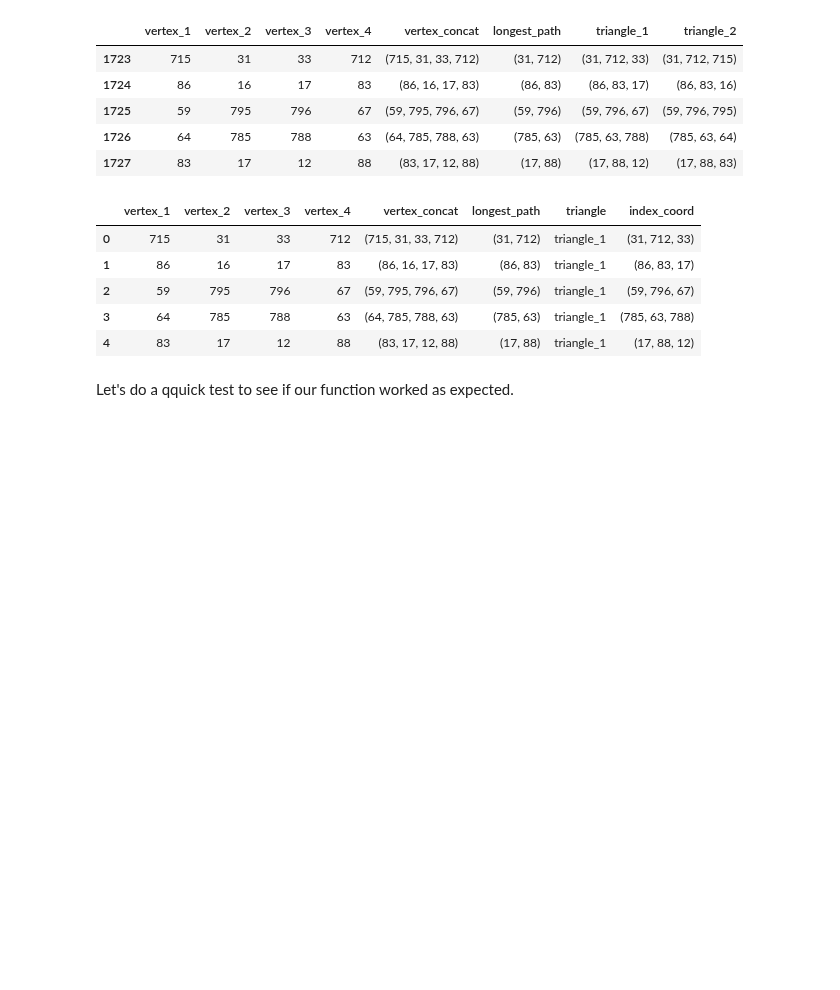
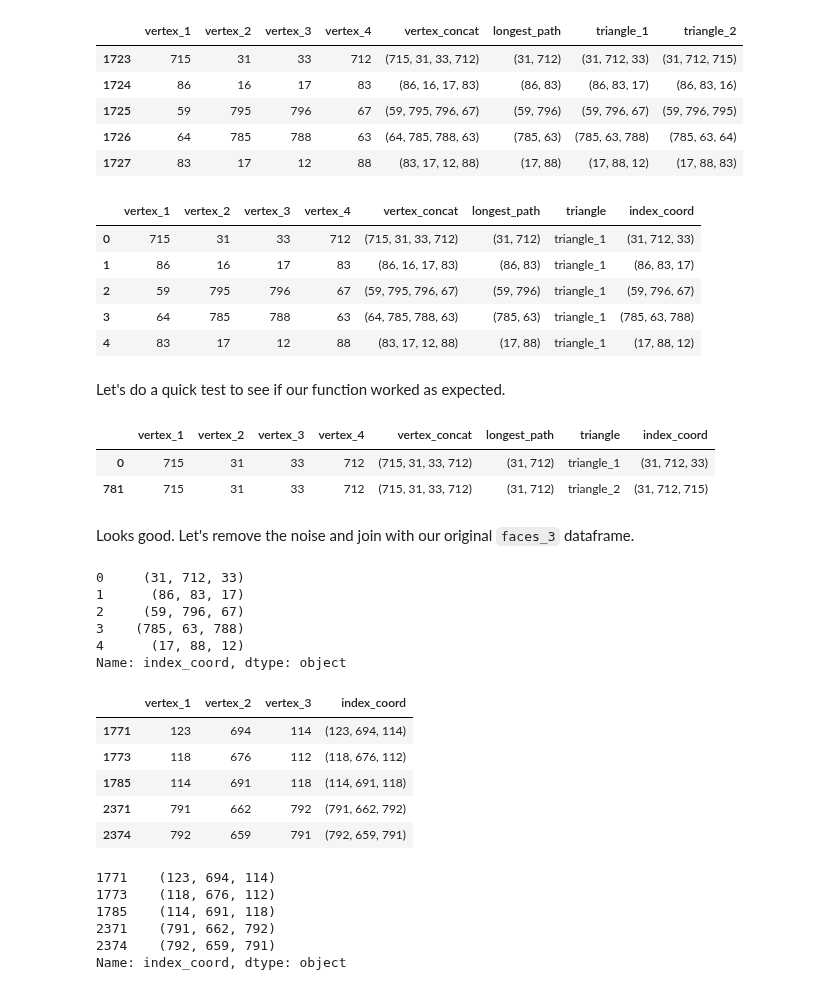
Before and after one commit to suryashch/3d_modelling, a Jupyter notebook: reducing-mesh-density/notebooks/obj-eda.ipynb, the cells around one changed output. Cells and saved outputs as stored; diff of their text form; code cells hidden in the pictures; blank space fills up the shorter version.

Commit message:
final faces df is ready

```diff
--- a/reducing-mesh-density/notebooks/obj-eda.ipynb
+++ b/reducing-mesh-density/notebooks/obj-eda.ipynb
@@ -582,4 +582,43 @@ faces_4_convert.head()
 | 3 | 64 | 785 | 788 | 63 | (64, 785, 788, 63) | (785, 63) | triangle_1 | (785, 63, 788) |
 | 4 | 83 | 17 | 12 | 88 | (83, 17, 12, 88) | (17, 88) | triangle_1 | (17, 88, 12) |
 # %% [markdown]
-Let's do a qquick test to see if our function worked as expected.
+Let's do a quick test to see if our function worked as expected.
+# %%
+faces_4_convert_test = faces_4_convert[faces_4_convert['vertex_concat'] == (715, 31, 33, 712)]
+faces_4_convert_test
+# %% [output]
+|  | vertex_1 | vertex_2 | vertex_3 | vertex_4 | vertex_concat | longest_path | triangle | index_coord |
+| 0 | 715 | 31 | 33 | 712 | (715, 31, 33, 712) | (31, 712) | triangle_1 | (31, 712, 33) |
+| 781 | 715 | 31 | 33 | 712 | (715, 31, 33, 712) | (31, 712) | triangle_2 | (31, 712, 715) |
+# %% [markdown]
+Looks good. Let's remove the noise and join with our original `faces_3` dataframe.
+# %%
+faces_4_convert = faces_4_convert['index_coord']
+faces_4_convert.head()
+# %% [output]
+0     (31, 712, 33)
+1      (86, 83, 17)
+2     (59, 796, 67)
+3    (785, 63, 788)
+4      (17, 88, 12)
+Name: index_coord, dtype: object
+# %%
+faces_3['index_coord'] = faces_3[['vertex_1', 'vertex_2', 'vertex_3']].apply(tuple, axis=1)
+faces_3.head()
+# %% [output]
+|  | vertex_1 | vertex_2 | vertex_3 | index_coord |
+| 1771 | 123 | 694 | 114 | (123, 694, 114) |
+| 1773 | 118 | 676 | 112 | (118, 676, 112) |
+| 1785 | 114 | 691 | 118 | (114, 691, 118) |
+| 2371 | 791 | 662 | 792 | (791, 662, 792) |
+| 2374 | 792 | 659 | 791 | (792, 659, 791) |
+# %%
+faces_3_convert = faces_3['index_coord']
+faces_3_convert.head()
+# %% [output]
+1771    (123, 694, 114)
+1773    (118, 676, 112)
+1785    (114, 691, 118)
+2371    (791, 662, 792)
+2374    (792, 659, 791)
+Name: index_coord, dtype: object
```
Also changed, not shown: parts of 4 cells of this notebook.
